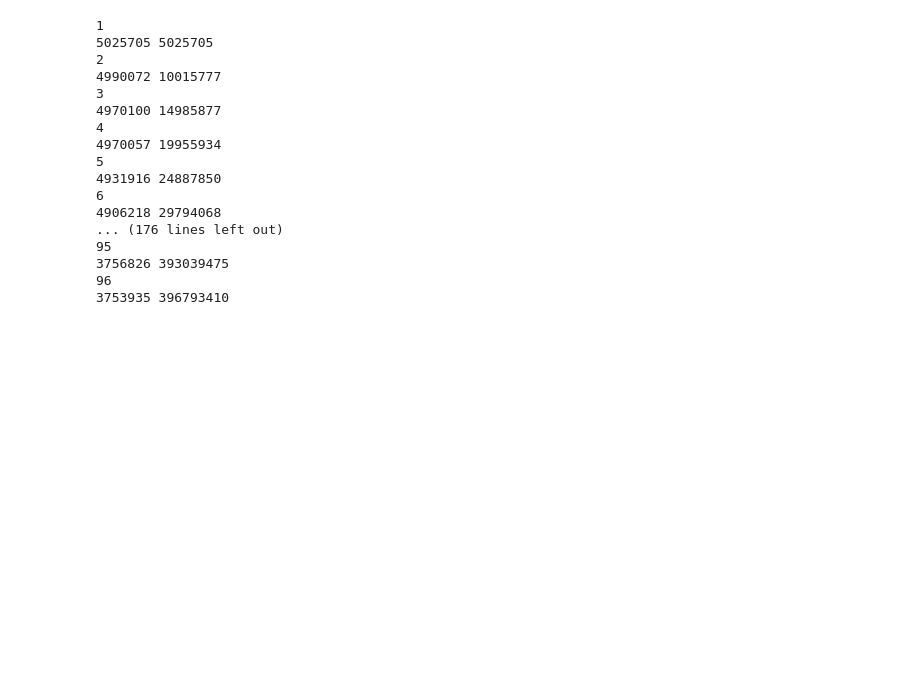
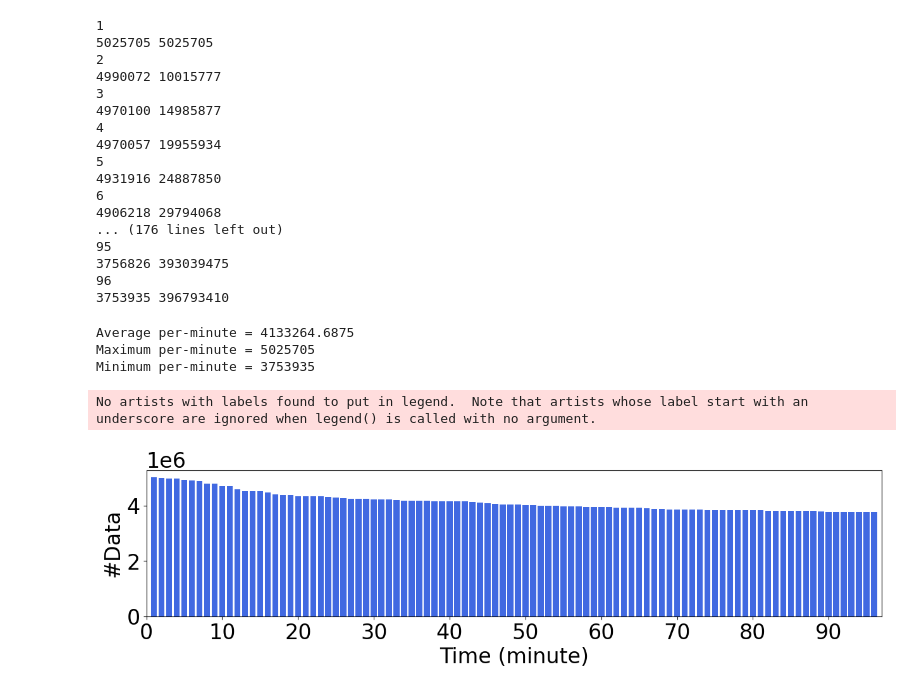
Before and after one commit to rannnayy/continuous-training, a Jupyter notebook: experiments/workload.ipynb, the cells around one changed output. Cells and saved outputs as stored; diff of their text form; code cells hidden in the pictures; blank space fills up the shorter version.

```diff
--- a/experiments/workload.ipynb
+++ b/experiments/workload.ipynb
@@ -32,0 +132,36 @@ for i in range(1, 97):
+# %%
+total_minute = 396793410/len(workload_stats)
+print("Average per-minute =", total_minute)
+
+min_data = 396793410
+max_data = 0
+for a, b in workload_stats:
+    min_data = min(min_data, a)
+    max_data = max(max_data, a)
+print("Maximum per-minute =", max_data)
+print("Minimum per-minute =", min_data)
+
+data_per_minute = [val[0] for val in workload_stats]
+# %% [output]
+Average per-minute = 4133264.6875
+Maximum per-minute = 5025705
+Minimum per-minute = 3753935
+# %%
+plt.rcParams.update({'font.size': 24})
+# %%
+fig, ax = plt.subplots(figsize=(15, 3))
+
+plt.bar([i for i in range(1, len(workload_stats)+1)], data_per_minute, color='royalblue')
+plt.legend(ncol=5, loc="best",
+           frameon=False, facecolor=(1, 1, 1, 0),
+           edgecolor='black', labelspacing=0.25, columnspacing=0.6, borderpad=0,
+           handletextpad=0.2, handlelength=1)
+# plt.ylim(0.7, 0.95)
+plt.xlim(0, 97)
+plt.xticks([i for i in range(0, 100, 10)])
+plt.xlabel('Time (minute)')
+plt.ylabel('#Data')
+plt.show()
+# %% [output]
+No artists with labels found to put in legend.  Note that artists whose label start with an underscore are ignored when legend() is called with no argument.
+[figure, added]
```
Also changed, not shown: parts of 1 cell of this notebook, 10 other files.
